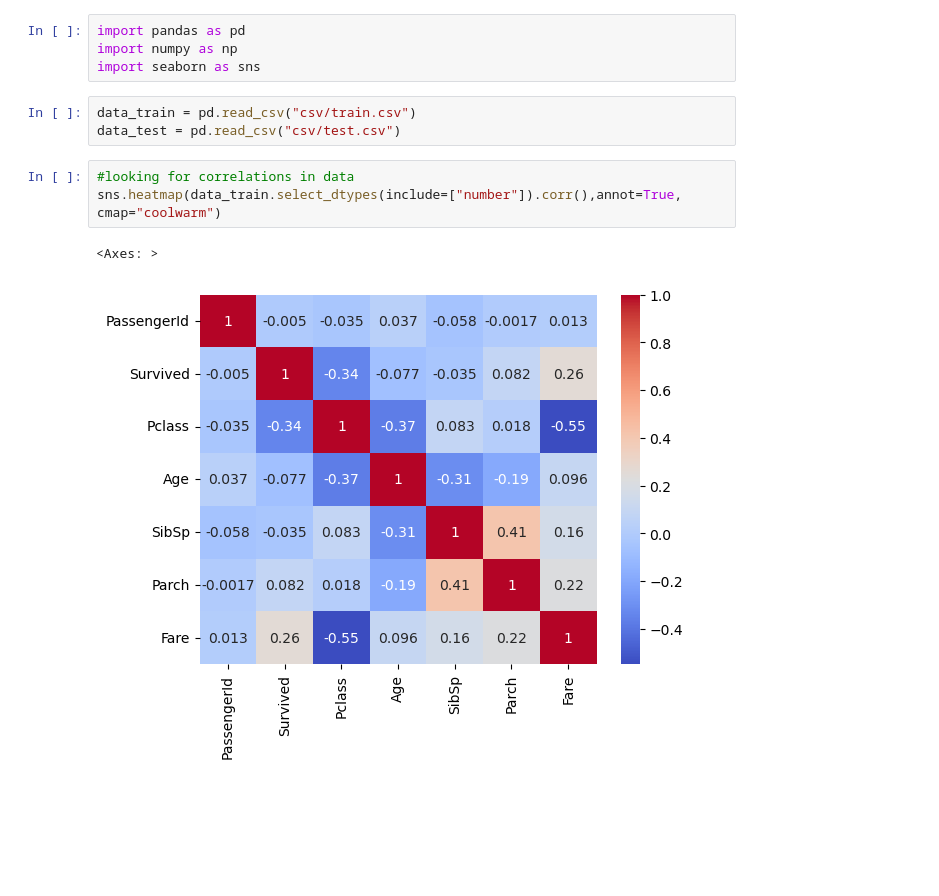
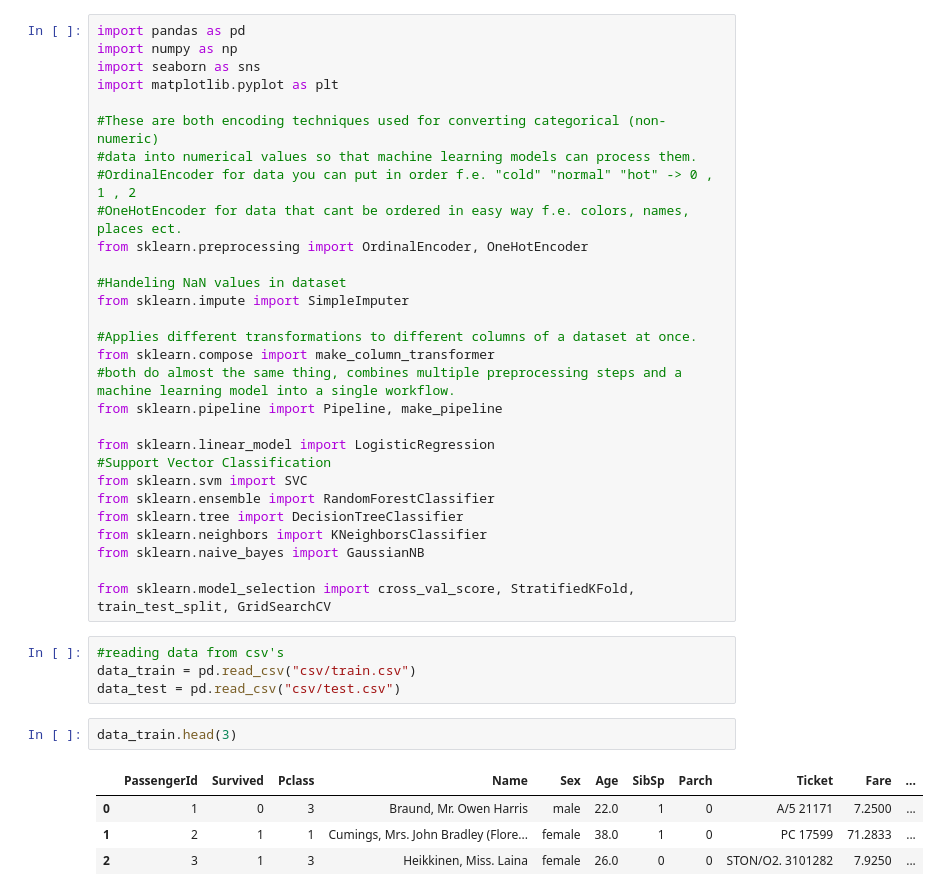
Before and after one commit to Brtsz8/titanic-machine-learning, a Jupyter notebook: titanic.ipynb, the cells around one changed output. Saved outputs shown, nothing was run; the diff lists cells and outputs as text; blank space fills up the shorter version.

Commit message:
-including all needed libraries, looking through data

```diff
--- a/titanic.ipynb
+++ b/titanic.ipynb
@@ -2,12 +2,39 @@
 import pandas as pd
 import numpy as np
 import seaborn as sns
+import matplotlib.pyplot as plt
+
+#These are both encoding techniques used for converting categorical (non-numeric)
+#data into numerical values so that machine learning models can process them.
+#OrdinalEncoder for data you can put in order f.e. "cold" "normal" "hot" -> 0 , 1 , 2
+#OneHotEncoder for data that cant be ordered in easy way f.e. colors, names, places ect.
+from sklearn.preprocessing import OrdinalEncoder, OneHotEncoder
+
+#Handeling NaN values in dataset
+from sklearn.impute import SimpleImputer
+
+#Applies different transformations to different columns of a dataset at once.
+from sklearn.compose import make_column_transformer
+#both do almost the same thing, combines multiple preprocessing steps and a machine learning model into a single workflow.
+from sklearn.pipeline import Pipeline, make_pipeline
+
+from sklearn.linear_model import LogisticRegression
+#Support Vector Classification
+from sklearn.svm import SVC
+from sklearn.ensemble import RandomForestClassifier
+from sklearn.tree import DecisionTreeClassifier
+from sklearn.neighbors import KNeighborsClassifier
+from sklearn.naive_bayes import GaussianNB
+
+from sklearn.model_selection import cross_val_score, StratifiedKFold, train_test_split, GridSearchCV
 # %%
+#reading data from csv's
 data_train = pd.read_csv("csv/train.csv")
 data_test = pd.read_csv("csv/test.csv")
 # %%
-#looking for correlations in data
-sns.heatmap(data_train.select_dtypes(include=["number"]).corr(),annot=True, cmap="coolwarm")
+data_train.head(3)
 # %% [output]
-<Axes: >
-[figure, removed]
+|  | PassengerId | Survived | Pclass | Name | Sex | Age | SibSp | Parch | Ticket | Fare | ... |
+| 0 | 1 | 0 | 3 | Braund, Mr. Owen Harris | male | 22.0 | 1 | 0 | A/5 21171 | 7.2500 | ... |
+| 1 | 2 | 1 | 1 | Cumings, Mrs. John Bradley (Flore... | female | 38.0 | 1 | 0 | PC 17599 | 71.2833 | ... |
+| 2 | 3 | 1 | 3 | Heikkinen, Miss. Laina | female | 26.0 | 0 | 0 | STON/O2. 3101282 | 7.9250 | ... |
```
Also changed, not shown: parts of 4 cells of this notebook.
